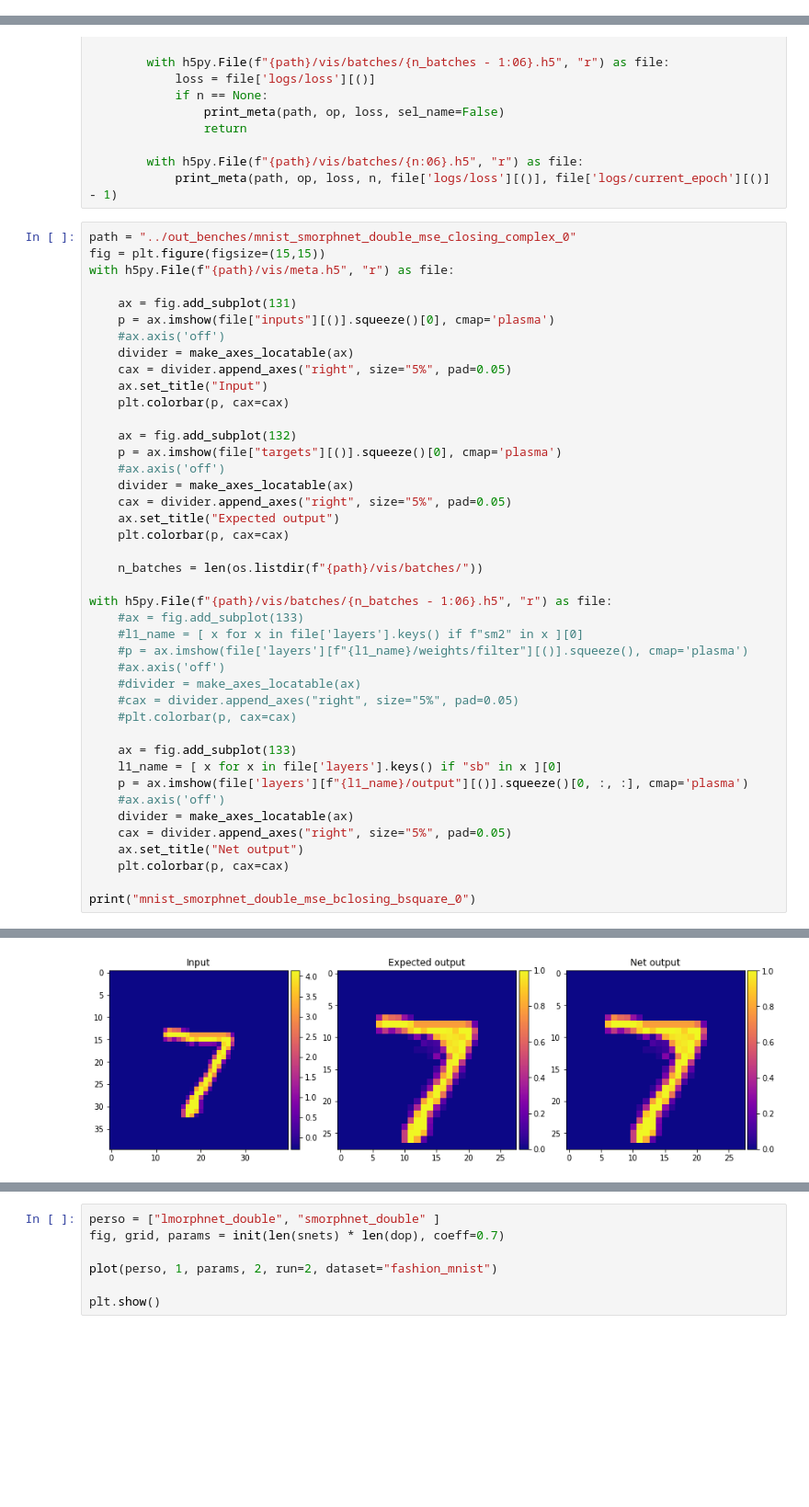
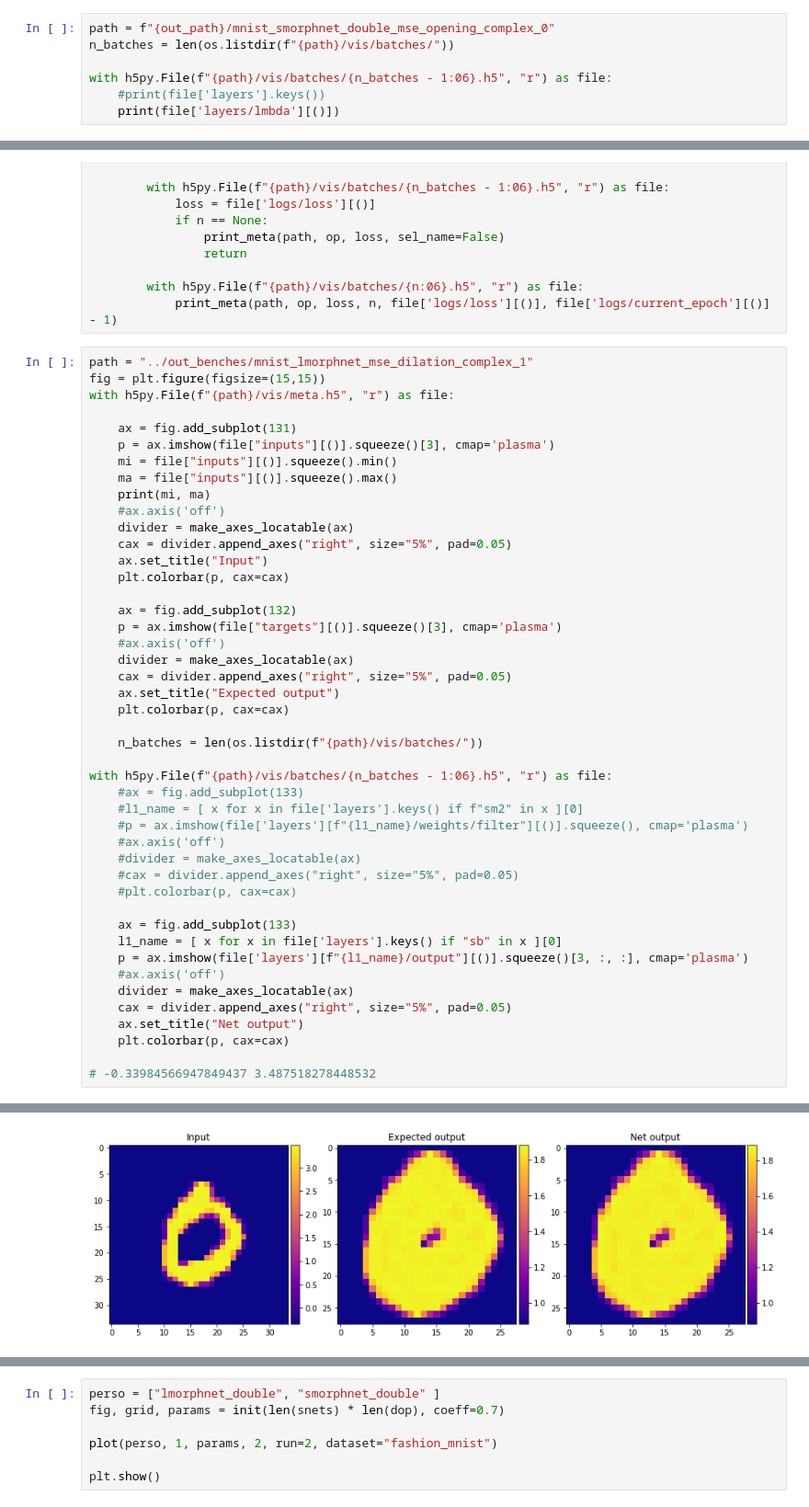
Before and after one commit to TheodoreAouad/MorphoNet, a Jupyter notebook: analysis/output_visualisation.ipynb, the cells around one changed output, grey strips where cells are left out. Shown at 92% size. Saved outputs shown, nothing was run; the diff lists cells and outputs as text; blank space fills up the shorter version.

```diff
--- a/analysis/output_visualisation.ipynb
+++ b/analysis/output_visualisation.ipynb
@@ -282,0 +260,7 @@ interactive(children=(IntSlider(value=0, description='x', max=510), Output()), _
+# %%
+path = f"{out_path}/mnist_smorphnet_double_mse_opening_complex_0"
+n_batches = len(os.listdir(f"{path}/vis/batches/"))
+
+with h5py.File(f"{path}/vis/batches/{n_batches - 1:06}.h5", "r") as file:
+    #print(file['layers'].keys())
+    print(file['layers/lmbda'][()])
@@ -294,12 +280,15 @@ def get_info_noise(run, net, op, percentage, n=None, dataset="mnist"):
         with h5py.File(f"{path}/vis/batches/{n:06}.h5", "r") as file:
             print_meta(path, op, loss, n, file['logs/loss'][()], file['logs/current_epoch'][()] - 1)
 # %%
-path = "../out_benches/mnist_smorphnet_double_mse_closing_complex_0"
+path = "../out_benches/mnist_lmorphnet_mse_dilation_complex_1"
 fig = plt.figure(figsize=(15,15))
 with h5py.File(f"{path}/vis/meta.h5", "r") as file:
 
     ax = fig.add_subplot(131)
-    p = ax.imshow(file["inputs"][()].squeeze()[0], cmap='plasma')
+    p = ax.imshow(file["inputs"][()].squeeze()[3], cmap='plasma')
+    mi = file["inputs"][()].squeeze().min()
+    ma = file["inputs"][()].squeeze().max()
+    print(mi, ma)
     #ax.axis('off')
     divider = make_axes_locatable(ax)
     cax = divider.append_axes("right", size="5%", pad=0.05)
@@ -307,7 +296,7 @@ with h5py.File(f"{path}/vis/meta.h5", "r") as file:
     plt.colorbar(p, cax=cax)
 
     ax = fig.add_subplot(132)
-    p = ax.imshow(file["targets"][()].squeeze()[0], cmap='plasma')
+    p = ax.imshow(file["targets"][()].squeeze()[3], cmap='plasma')
     #ax.axis('off')
     divider = make_axes_locatable(ax)
     cax = divider.append_axes("right", size="5%", pad=0.05)
@@ -327,12 +316,12 @@ with h5py.File(f"{path}/vis/batches/{n_batches - 1:06}.h5", "r") as file:
 
     ax = fig.add_subplot(133)
     l1_name = [ x for x in file['layers'].keys() if "sb" in x ][0]
-    p = ax.imshow(file['layers'][f"{l1_name}/output"][()].squeeze()[0, :, :], cmap='plasma')
+    p = ax.imshow(file['layers'][f"{l1_name}/output"][()].squeeze()[3, :, :], cmap='plasma')
     #ax.axis('off')
     divider = make_axes_locatable(ax)
     cax = divider.append_axes("right", size="5%", pad=0.05)
     ax.set_title("Net output")
     plt.colorbar(p, cax=cax)
 
-print("mnist_smorphnet_double_mse_bclosing_bsquare_0")
+# -0.33984566947849437 3.487518278448532
 # %% [output]
@@ -340 +329 @@ mnist_smorphnet_double_mse_bclosing_bsquare_0
-[figure, old version]
+[figure, new version]
```
Also changed, not shown: parts of 11 cells of this notebook, 2 other files.
